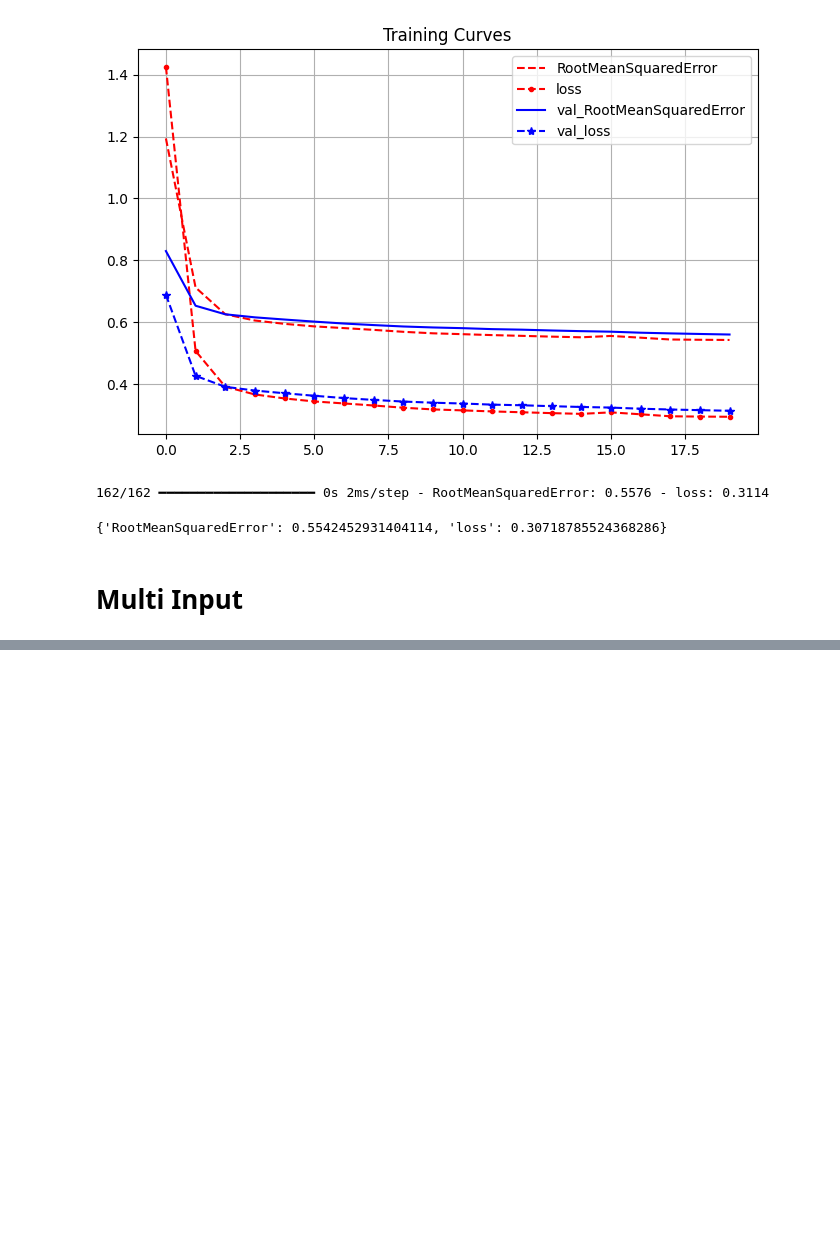
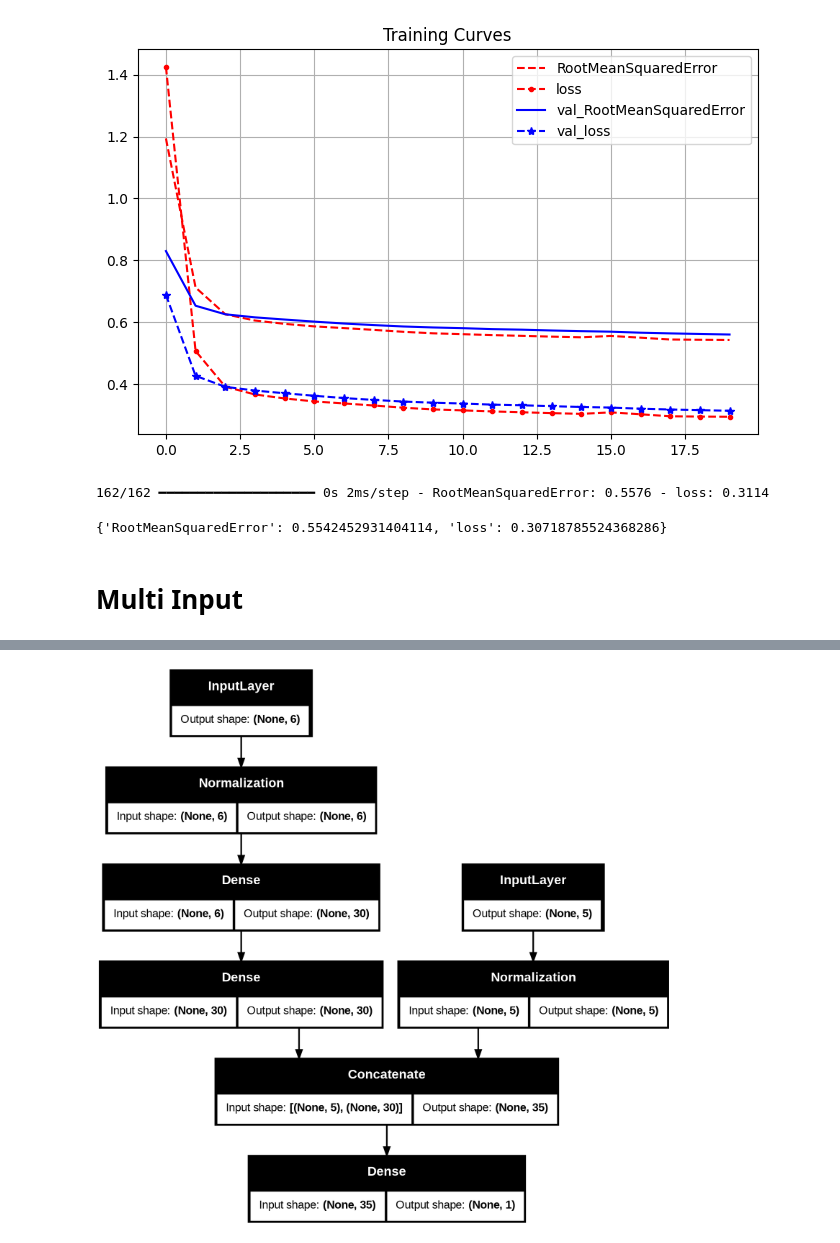
Before and after one commit to yashveersinghsohi/Hands_On_ML_Book_Practice, a Jupyter notebook: Chapter_10/Chatpter10_Intro_to_ANN.ipynb, the cells around one changed output, grey strips where cells are left out. Saved outputs shown, nothing was run; the diff lists cells and outputs as text; code cells hidden in the pictures; blank space fills up the shorter version.

Commit message:
Multi Input and Output

```diff
--- a/Chapter_10/Chatpter10_Intro_to_ANN.ipynb
+++ b/Chapter_10/Chatpter10_Intro_to_ANN.ipynb
@@ -346,21 +348,26 @@ X_train.shape, y_train.shape, X_val.shape, y_val.shape, X_test.shape, y_test.sha
 # %%
 tf.keras.utils.set_random_seed(0)
-norm_layer = tf.keras.layers.Normalization(input_shape=X_train.shape[1:], axis=-1)
-hidden_layer1 = tf.keras.layers.Dense(30, activation='relu')
-hidden_layer2 = tf.keras.layers.Dense(30, activation='relu')
-concat_layer = tf.keras.layers.Concatenate()
-output_layer = tf.keras.layers.Dense(1)
+input_wide = tf.keras.layers.Input(shape=[5])
+input_deep = tf.keras.layers.Input(shape=[6])
+norm_wide_layer = tf.keras.layers.Normalization(axis=-1)
+norm_deep_layer = tf.keras.layers.Normalization(axis=-1)
+norm_wide = norm_wide_layer(input_wide)
+norm_deep = norm_deep_layer(input_deep)
+hidden1 = tf.keras.layers.Dense(30, activation='relu')(norm_deep)
+hidden2 = tf.keras.layers.Dense(30, activation='relu')(hidden1)
+concat = tf.keras.layers.Concatenate()([norm_wide, hidden2])
+output = tf.keras.layers.Dense(1)(concat)
 
-input_ = tf.keras.layers.Input(shape=X_train.shape[1:])
-normed = norm_layer(input_)
-hidden1 = hidden_layer1(normed)
-hidden2 = hidden_layer2(hidden1)
-concat = concat_layer([normed, hidden2])
-output = output_layer(concat)
-
-model = tf.keras.Model(inputs=[input_], outputs=[output])
+model = tf.keras.Model(inputs=[input_wide, input_deep], outputs=[output])
 optimizer = tf.keras.optimizers.Adam(learning_rate=1e-3)
 loss = tf.keras.losses.MeanSquaredError()
 model.compile(loss=loss, optimizer=optimizer, metrics=['RootMeanSquaredError'])
-norm_layer.adapt(X_train)
+
+X_train_wide, X_train_deep = X_train[:, :5], X_train[:, 2:]
+X_val_wide, X_val_deep = X_val[:, :5], X_val[:, 2:]
+X_test_wide, X_test_deep = X_test[:, :5], X_test[:, 2:]
+
+norm_wide_layer.adapt(X_train_wide)
+norm_deep_layer.adapt(X_train_deep)
+
 model.summary()
@@ -367,2 +396,6 @@ model.summary()
+# %%
+tf.keras.utils.plot_model(model, show_shapes=True)
+# %% [output]
+[figure, added]
 # %%
 history = model.fit(
```
Also changed, not shown: parts of 15 cells of this notebook.
